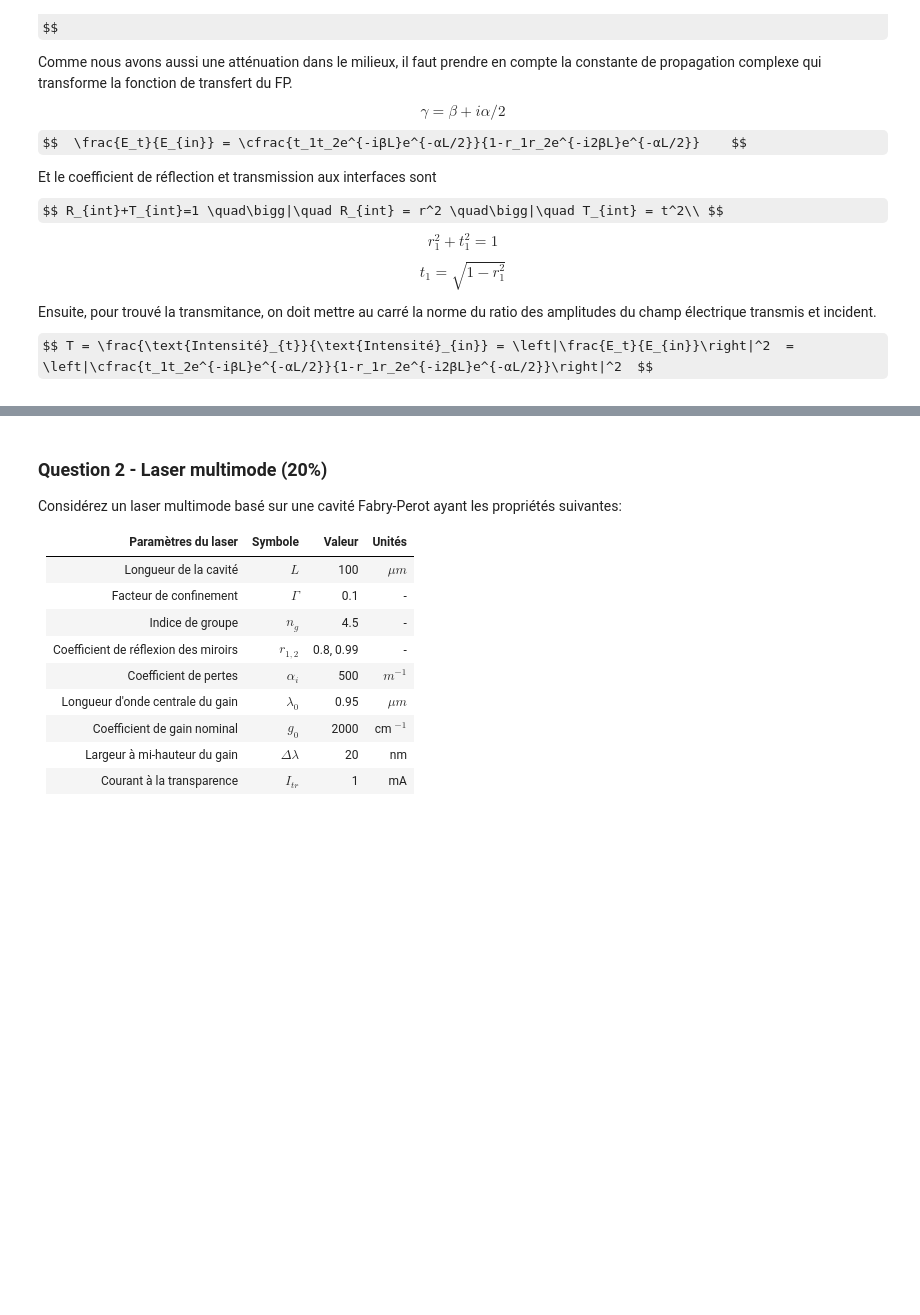
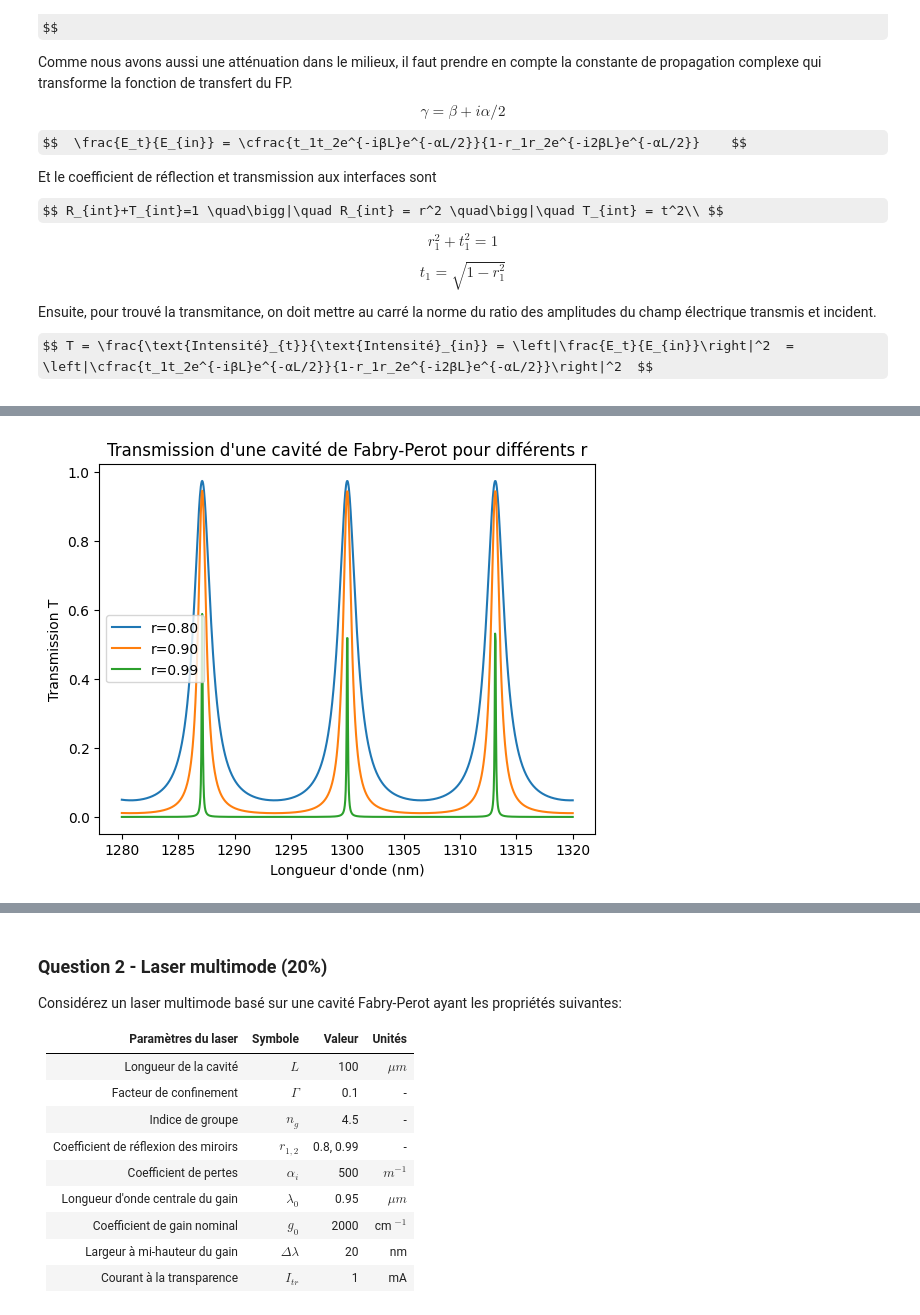
Before and after one commit to Belouse/Universit-Laval-Course, a Jupyter notebook: Ulaval Session 7 Automne 2025/Optoélectronique/Devoir 3/Devoir_3_opto_2025_ÉB.ipynb, the cells around one changed output, grey strips where cells are left out. Drawn from its saved outputs; the diff is of its cells as text; code cells hidden in the pictures; some formulas as TeX source; blank space fills up the shorter version.

```diff
--- a/Ulaval Session 7 Automne 2025/Optoélectronique/Devoir 3/Devoir_3_opto_2025_ÉB.ipynb
+++ b/Ulaval Session 7 Automne 2025/Optoélectronique/Devoir 3/Devoir_3_opto_2025_ÉB.ipynb
@@ -546,0 +547,33 @@ L_num1 = 2.653e-05 m | n_eff_num1 = 2.450 | α_dB_num1 = 10 dB/cm
+# %%
+def calculate_transmission_FP(λ, L, n_eff, α_dB, r_1, r_2):
+    """ Calcule la transmission d'une cavité de Fabry-Perot
+
+    Paramètres:
+        λ : longueur d'onde en m
+        L : longueur de la cavité en m
+        n_eff : indice effectif du mode dans la cavité
+        α_dB : perte en dB/cm
+        r_1, r_2 : coefficients de réflexion des miroirs
+
+    Retourne:
+        T : transmission (réelle)
+    """
+    t_1 = np.sqrt(1 - r_1**2)
+    t_2 = np.sqrt(1 - r_2**2)
+
+    γ = calculate_γ(λ, n_eff, α_dB, 0)
+    T = calculate_transmission(γ=γ, L=L, r_1=r_1, r_2=r_2, t_1=t_1, t_2=t_2)
+
+    return T
+# %%
+r_list_num1 = [0.8, 0.9, 0.99]
+for r in r_list_num1:
+    T_num1 = calculate_transmission_FP(λ_list_num1, L_num1, n_eff_num1, α_dB_num1, r, r)
+    plt.plot(λ_list_num1*1e9, T_num1, label=f"r={r:.2f}")
+plt.xlabel("Longueur d'onde (nm)")
+plt.ylabel("Transmission T")
+plt.title("Transmission d'une cavité de Fabry-Perot pour différents r")
+plt.legend()
+plt.show()
+# %% [output]
+[figure, added]
```
Also changed, not shown: parts of 5 cells of this notebook.
